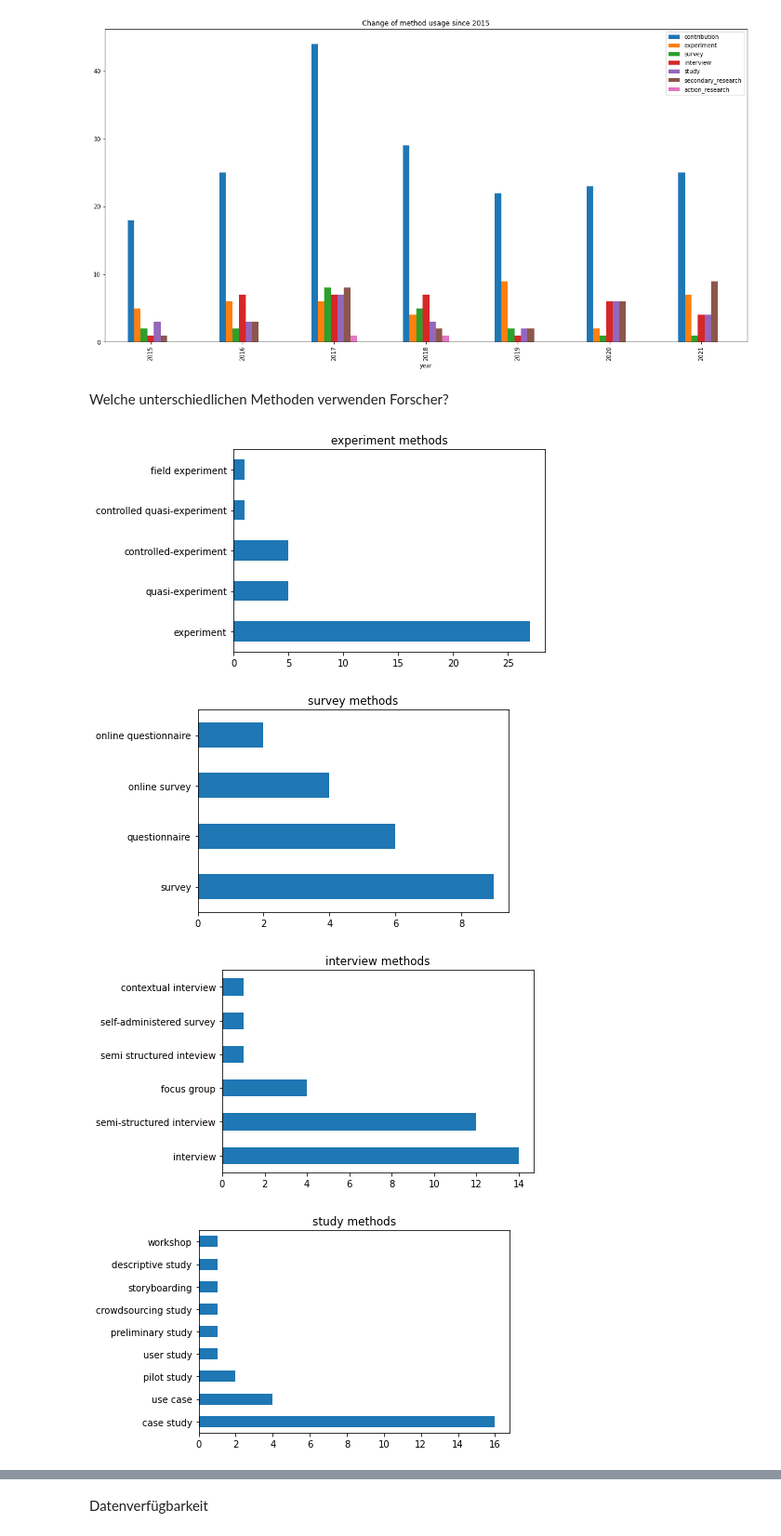
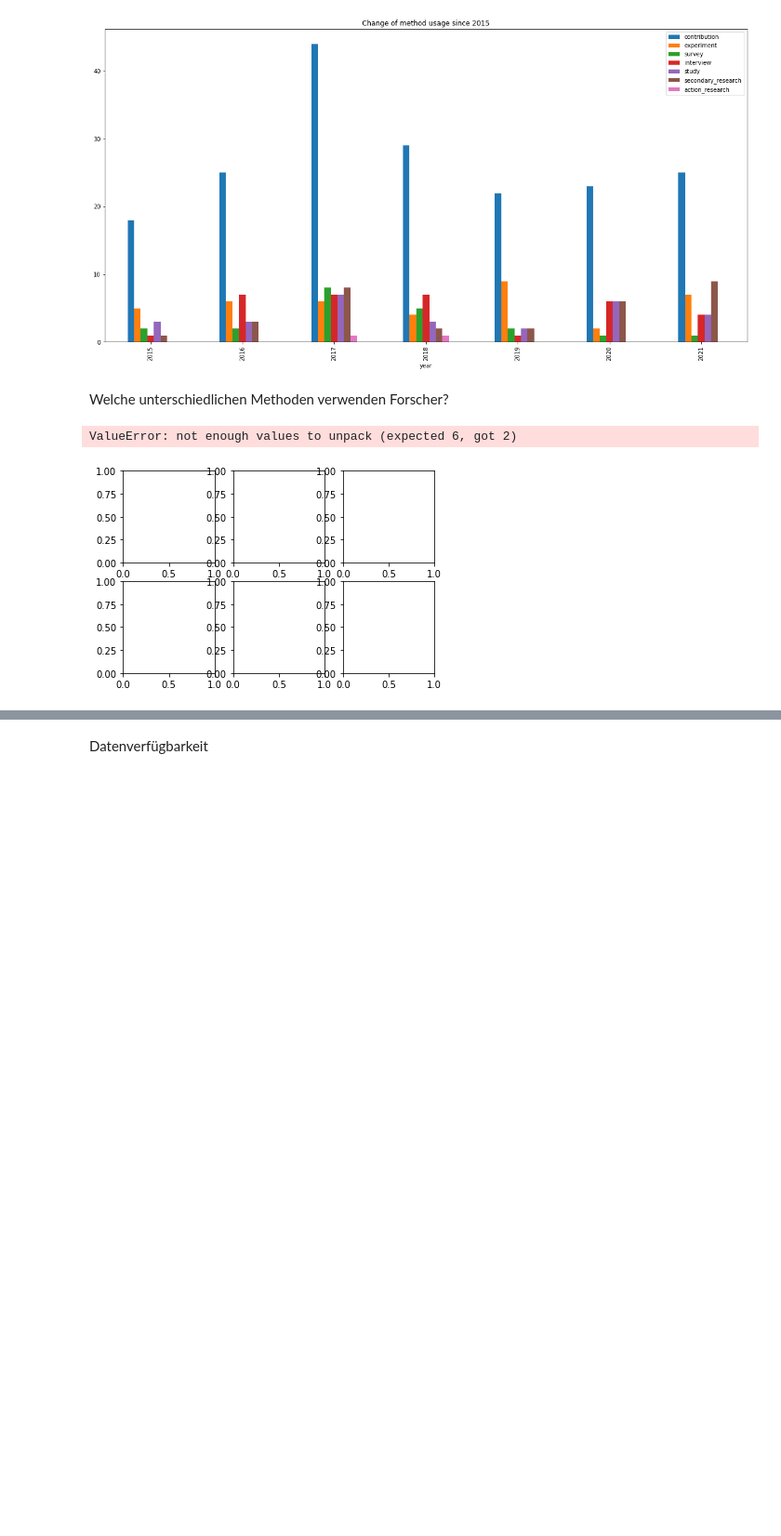
Before and after one commit to fWern/Bachelor-Thesis, a Jupyter notebook: template_analysis.ipynb, the cells around one changed output, grey strips where cells are left out. Shown: that part at 93% size. Cells and saved outputs as stored; diff of their text form; code cells hidden in the pictures; blank space fills up the shorter version.

```diff
--- a/template_analysis.ipynb
+++ b/template_analysis.ipynb
@@ -524,7 +487,7 @@ collection_method_rq[collection_method_rq['rq'] == True]['data_collection'].valu
 # %% [markdown]
 Data collection method in relation with research question highlighted(2015-2021)
 # %%
-fig, ax = plt.subplots(ncols=2, nrows=4,)
+fig, ax = plt.subplots(ncols=2, nrows=4)
 plt.figure(0)
 collection_method_rq[(collection_method_rq['rq'] == True) & (collection_method_rq['year'] == 2015)]['data_collection'].value_counts().plot(kind='barh', figsize=(5,6), ax=ax[0,0], title=2015)
 plt.figure(0)
@@ -638,11 +601,10 @@ data.groupby(['year']).count().plot(kind='bar', figsize=(20,10), title='Change o
 # %% [markdown]
 Welche unterschiedlichen Methoden verwenden Forscher?
 # %%
+fig, (ax1, ax2, ax3, ax4, ax5, ax6) = plt.subplots(ncols=3, nrows=2)
 for col in range(2, len(data.columns)):
     plt.figure()
-    data[data.columns[col]].value_counts().plot(kind='barh', title='{col_name} methods'.format(col_name=' '.join(data.columns[col].split("_"))))
+    data[data.columns[col]].value_counts().plot(kind='barh', title='{col_name} methods'.format(col_name=' '.join(data.columns[col].split("_"))), ax=ax+ str(col-1))
 # %% [output]
+ValueError: not enough values to unpack (expected 6, got 2)
-[figure, old version]
+[figure, new version]
-[figure, removed]
-[figure, removed]
-[figure, removed]
```
Also changed, not shown: parts of 5 cells of this notebook, 1 other file.
